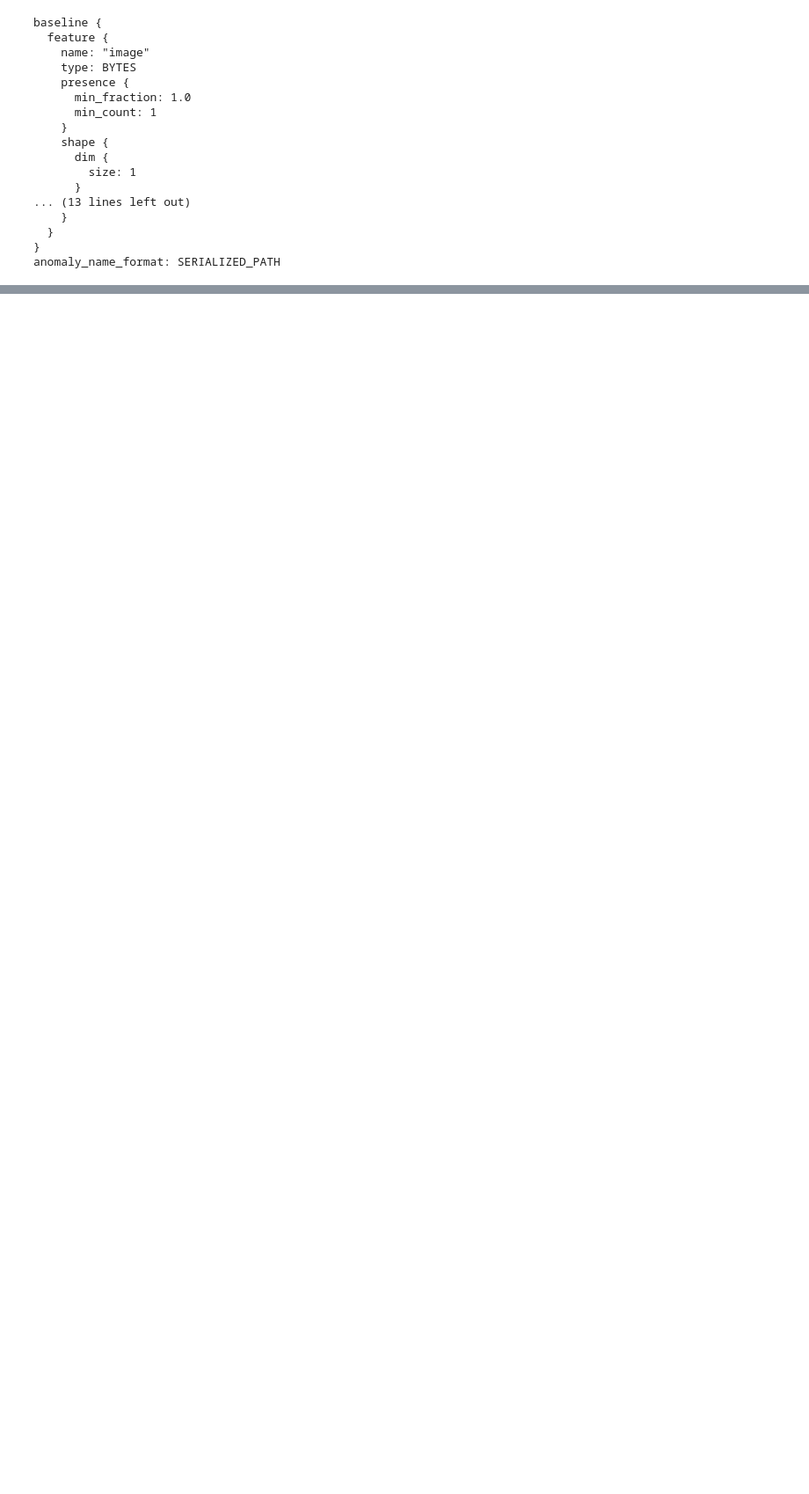
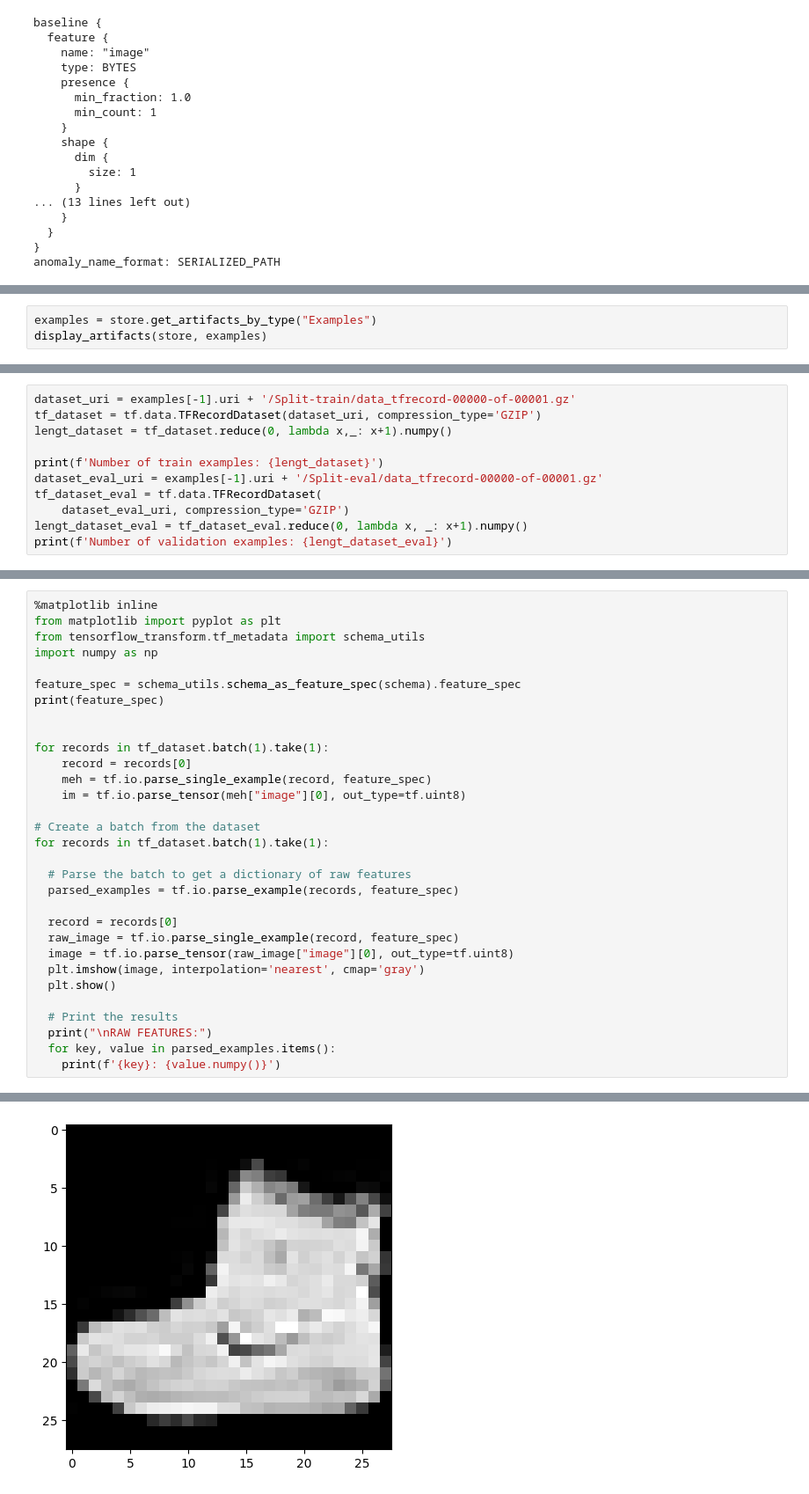
Before and after one commit to HunBug/tfx_pipeline, a Jupyter notebook: minst_fassion_pipeline/pipeline.ipynb, the cells around one changed output, grey strips where cells are left out. Shown at 88% size. Saved outputs shown, nothing was run; the diff lists cells and outputs as text; blank space fills up the shorter version.

Commit message:
Image inspection

```diff
--- a/minst_fassion_pipeline/pipeline.ipynb
+++ b/minst_fassion_pipeline/pipeline.ipynb
@@ -214,0 +226,3 @@ tfdv.visualize_statistics(stats)
+# %%
+examples = store.get_artifacts_by_type("Examples")
+display_artifacts(store, examples)
@@ -214,0 +236,11 @@ tfdv.visualize_statistics(stats)
+# %%
+dataset_uri = examples[-1].uri + '/Split-train/data_tfrecord-00000-of-00001.gz'
+tf_dataset = tf.data.TFRecordDataset(dataset_uri, compression_type='GZIP')
+lengt_dataset = tf_dataset.reduce(0, lambda x,_: x+1).numpy()
+
+print(f'Number of train examples: {lengt_dataset}')
+dataset_eval_uri = examples[-1].uri + '/Split-eval/data_tfrecord-00000-of-00001.gz'
+tf_dataset_eval = tf.data.TFRecordDataset(
+    dataset_eval_uri, compression_type='GZIP')
+lengt_dataset_eval = tf_dataset_eval.reduce(0, lambda x, _: x+1).numpy()
+print(f'Number of validation examples: {lengt_dataset_eval}')
@@ -214,0 +260,32 @@ tfdv.visualize_statistics(stats)
+# %%
+%matplotlib inline
+from matplotlib import pyplot as plt
+from tensorflow_transform.tf_metadata import schema_utils
+import numpy as np
+
+feature_spec = schema_utils.schema_as_feature_spec(schema).feature_spec
+print(feature_spec)
+
+
+for records in tf_dataset.batch(1).take(1):
+    record = records[0]
+    meh = tf.io.parse_single_example(record, feature_spec)
+    im = tf.io.parse_tensor(meh["image"][0], out_type=tf.uint8)
+
+# Create a batch from the dataset
+for records in tf_dataset.batch(1).take(1):
+
+  # Parse the batch to get a dictionary of raw features
+  parsed_examples = tf.io.parse_example(records, feature_spec)
+
+  record = records[0]
+  raw_image = tf.io.parse_single_example(record, feature_spec)
+  image = tf.io.parse_tensor(raw_image["image"][0], out_type=tf.uint8)
+  plt.imshow(image, interpolation='nearest', cmap='gray')
+  plt.show()
+
+  # Print the results
+  print("\nRAW FEATURES:")
+  for key, value in parsed_examples.items():
+    print(f'{key}: {value.numpy()}')
+# %% [output]
@@ -214,0 +293 @@ tfdv.visualize_statistics(stats)
+[figure, added]
```
Also changed, not shown: parts of 9 cells of this notebook.
